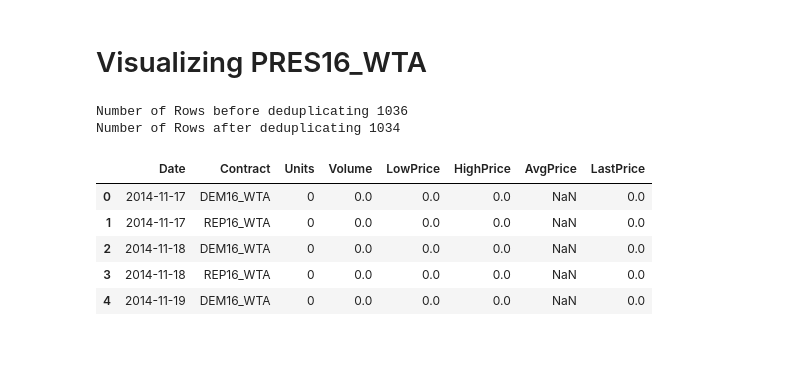
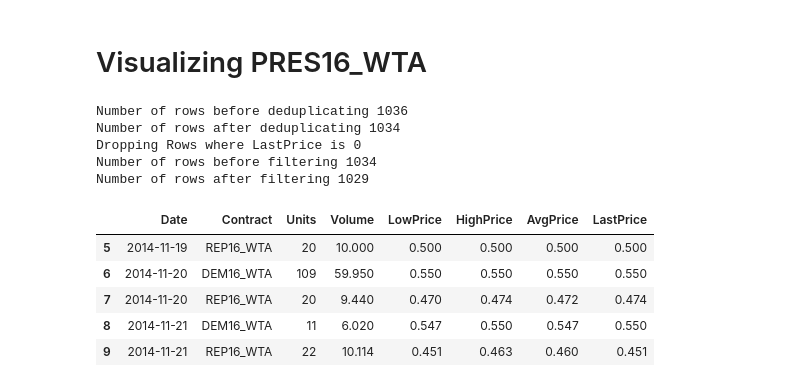
Before and after one commit to AlJohri/iem-scraper, a Jupyter notebook: notebooks/pres16_wta.ipynb, the cells around one changed output. Cells and saved outputs as stored; diff of their text form; code cells hidden in the pictures; blank space fills up the shorter version.

```diff
--- a/notebooks/pres16_wta.ipynb
+++ b/notebooks/pres16_wta.ipynb
@@ -25,25 +25,33 @@ from viz import plot_interactive_timeseries
 # %%
 pres16_wta = pd.read_csv("../data/PRES16_WTA.csv", parse_dates=['Date'], thousands=",", infer_datetime_format=True)
 pres16_wta.rename(columns={'$Volume': 'Volume'}, inplace=True)
 
 # Fix Data Issue on 2015-01-26 (duplicate data)
 assert len(pres16_wta[(pres16_wta.Date == "2015-01-26") & (pres16_wta.Contract == "DEM16_WTA")]) == 2
 assert len(pres16_wta[(pres16_wta.Date == "2015-01-26") & (pres16_wta.Contract == "REP16_WTA")]) == 2
 
-print("Number of Rows before deduplicating", len(pres16_wta))
+print("Number of rows before deduplicating", len(pres16_wta))
 pres16_wta.drop_duplicates(keep='first', inplace=True)
-print("Number of Rows after deduplicating", len(pres16_wta))
+print("Number of rows after deduplicating", len(pres16_wta))
+
+print("Dropping Rows where LastPrice is 0")
+print("Number of rows before filtering", len(pres16_wta))
+pres16_wta = pres16_wta[pres16_wta.LastPrice > 0]
+print("Number of rows after filtering", len(pres16_wta))
 
 pres16_wta.head()
 # %% [output]
-Number of Rows before deduplicating 1036
-Number of Rows after deduplicating 1034
+Number of rows before deduplicating 1036
+Number of rows after deduplicating 1034
+Dropping Rows where LastPrice is 0
+Number of rows before filtering 1034
+Number of rows after filtering 1029
 |  | Date | Contract | Units | Volume | LowPrice | HighPrice | AvgPrice | LastPrice |
-| 0 | 2014-11-17 | DEM16_WTA | 0 | 0.0 | 0.0 | 0.0 | NaN | 0.0 |
-| 1 | 2014-11-17 | REP16_WTA | 0 | 0.0 | 0.0 | 0.0 | NaN | 0.0 |
-| 2 | 2014-11-18 | DEM16_WTA | 0 | 0.0 | 0.0 | 0.0 | NaN | 0.0 |
-| 3 | 2014-11-18 | REP16_WTA | 0 | 0.0 | 0.0 | 0.0 | NaN | 0.0 |
-| 4 | 2014-11-19 | DEM16_WTA | 0 | 0.0 | 0.0 | 0.0 | NaN | 0.0 |
+| 5 | 2014-11-19 | REP16_WTA | 20 | 10.000 | 0.500 | 0.500 | 0.500 | 0.500 |
+| 6 | 2014-11-20 | DEM16_WTA | 109 | 59.950 | 0.550 | 0.550 | 0.550 | 0.550 |
+| 7 | 2014-11-20 | REP16_WTA | 20 | 9.440 | 0.470 | 0.474 | 0.472 | 0.474 |
+| 8 | 2014-11-21 | DEM16_WTA | 11 | 6.020 | 0.547 | 0.550 | 0.547 | 0.550 |
+| 9 | 2014-11-21 | REP16_WTA | 22 | 10.114 | 0.451 | 0.463 | 0.460 | 0.451 |
 # %%
 p = plot_interactive_timeseries(pres16_wta, 'LastPrice')
 show(p)
```
Also changed, not shown: parts of 3 cells of this notebook, 3 other files.
